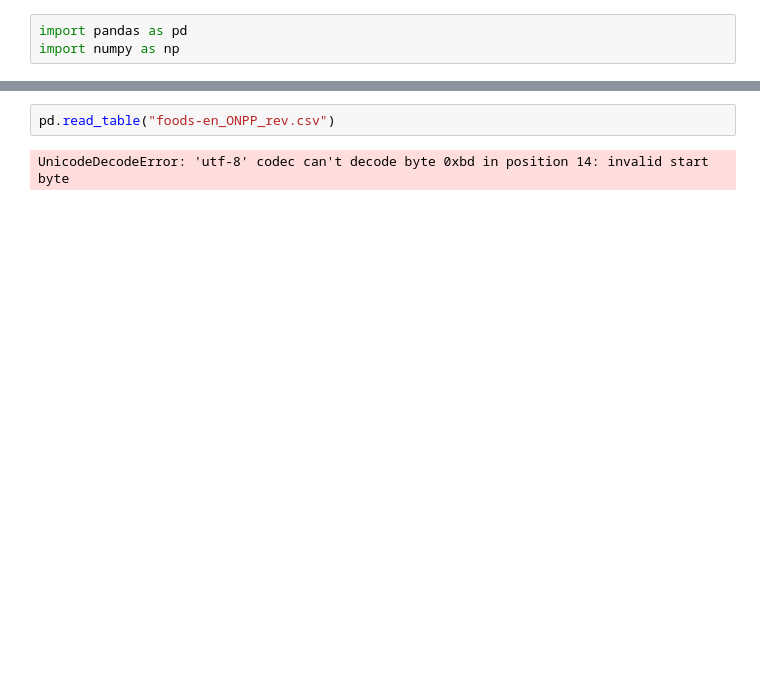
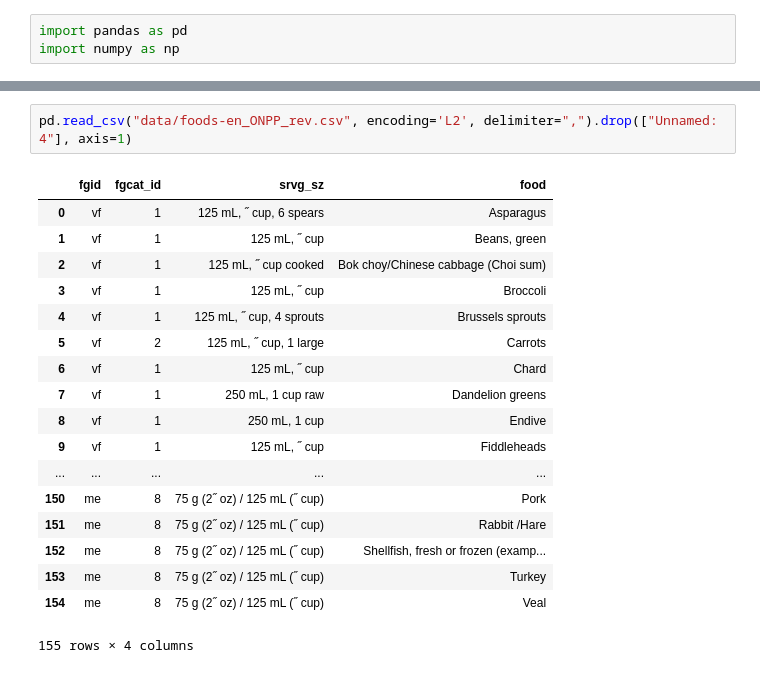
Before and after one commit to suryatapavi/IOT_HealthyFoods, a Jupyter notebook: Test Amnalysis.ipynb, the cells around one changed output, grey strips where cells are left out. Saved outputs shown, nothing was run; the diff lists cells and outputs as text; blank space fills up the shorter version.

```diff
--- a/Test Amnalysis.ipynb
+++ b/Test Amnalysis.ipynb
@@ -67,4 +52,21 @@ pd.read_csv("servings_per_day-en_ONPP.csv")
-# %%
-pd.read_table("foods-en_ONPP_rev.csv")
-# %% [output]
-UnicodeDecodeError: 'utf-8' codec can't decode byte 0xbd in position 14: invalid start byte
+# %%
+pd.read_csv("data/foods-en_ONPP_rev.csv", encoding='L2', delimiter=",").drop(["Unnamed: 4"], axis=1)
+# %% [output]
+|  | fgid | fgcat_id | srvg_sz | food |
+| 0 | vf | 1 | 125 mL, ˝ cup, 6 spears | Asparagus |
+| 1 | vf | 1 | 125 mL, ˝ cup | Beans, green |
+| 2 | vf | 1 | 125 mL, ˝ cup cooked | Bok choy/Chinese cabbage (Choi sum) |
+| 3 | vf | 1 | 125 mL, ˝ cup | Broccoli |
+| 4 | vf | 1 | 125 mL, ˝ cup, 4 sprouts | Brussels sprouts |
+| 5 | vf | 2 | 125 mL, ˝ cup, 1 large | Carrots |
+| 6 | vf | 1 | 125 mL, ˝ cup | Chard |
+| 7 | vf | 1 | 250 mL, 1 cup raw | Dandelion greens |
+| 8 | vf | 1 | 250 mL, 1 cup | Endive |
+| 9 | vf | 1 | 125 mL, ˝ cup | Fiddleheads |
+| ... | ... | ... | ... | ... |
+| 150 | me | 8 | 75 g (2˝ oz) / 125 mL (˝ cup) | Pork |
+| 151 | me | 8 | 75 g (2˝ oz) / 125 mL (˝ cup) | Rabbit /Hare |
+| 152 | me | 8 | 75 g (2˝ oz) / 125 mL (˝ cup) | Shellfish, fresh or frozen (examp... |
+| 153 | me | 8 | 75 g (2˝ oz) / 125 mL (˝ cup) | Turkey |
+| 154 | me | 8 | 75 g (2˝ oz) / 125 mL (˝ cup) | Veal |
+155 rows × 4 columns
```
Also changed, not shown: parts of 4 cells of this notebook.
